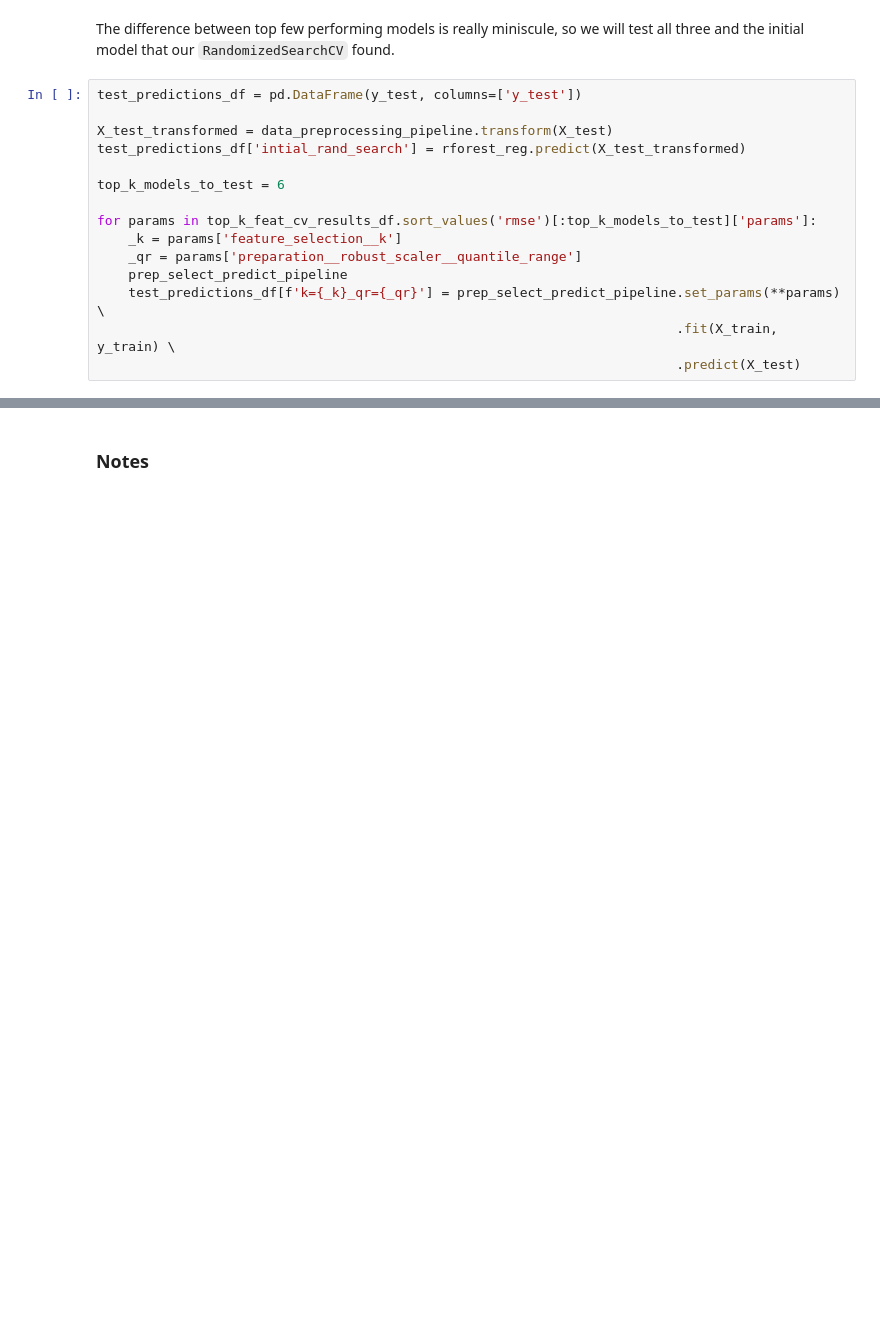
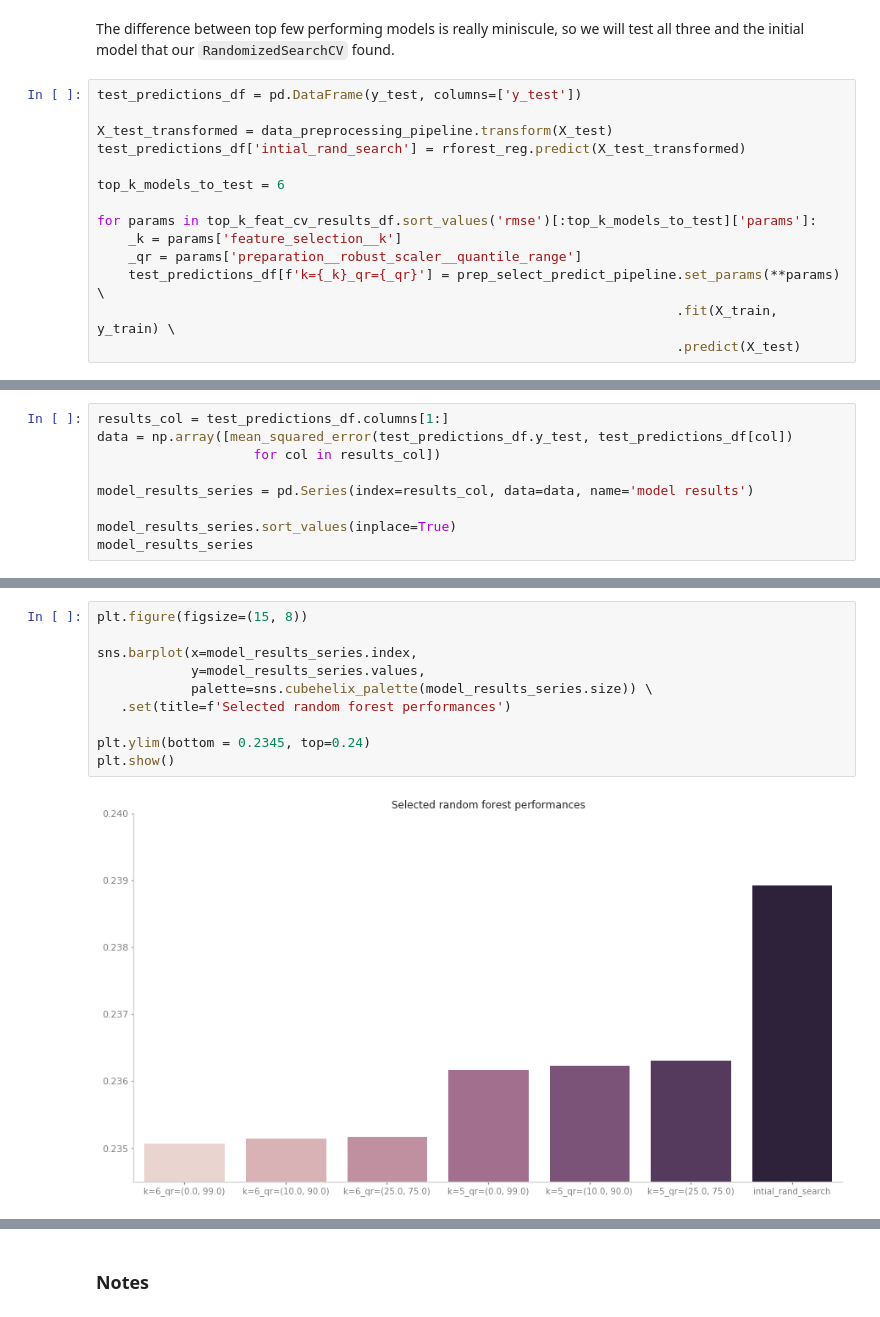
Before and after one commit to LukasRub/data-science-resources, a Jupyter notebook: machine.learning/model.selection/top.feature.selection/custom.transformers.scikit-learn/TopKFeatureSelector.ipynb, the cells around one changed output, grey strips where cells are left out. Drawn from its saved outputs; the diff is of its cells as text; blank space fills up the shorter version.

Commit message:
TopKFeatureSelector example evaluation step

```diff
--- a/machine.learning/model.selection/top.feature.selection/custom.transformers.scikit-learn/TopKFeatureSelector.ipynb
+++ b/machine.learning/model.selection/top.feature.selection/custom.transformers.scikit-learn/TopKFeatureSelector.ipynb
@@ -797,7 +800,6 @@ top_k_models_to_test = 6
 for params in top_k_feat_cv_results_df.sort_values('rmse')[:top_k_models_to_test]['params']:
     _k = params['feature_selection__k']
     _qr = params['preparation__robust_scaler__quantile_range']
-    prep_select_predict_pipeline
     test_predictions_df[f'k={_k}_qr={_qr}'] = prep_select_predict_pipeline.set_params(**params) \
                                                                           .fit(X_train, y_train) \
                                                                           .predict(X_test)
@@ -803,0 +822,9 @@ for params in top_k_feat_cv_results_df.sort_values('rmse')[:top_k_models_to_test
+# %%
+results_col = test_predictions_df.columns[1:]
+data = np.array([mean_squared_error(test_predictions_df.y_test, test_predictions_df[col])
+                    for col in results_col])
+
+model_results_series = pd.Series(index=results_col, data=data, name='model results')
+
+model_results_series.sort_values(inplace=True)
+model_results_series
@@ -804 +840,13 @@ for params in top_k_feat_cv_results_df.sort_values('rmse')[:top_k_models_to_test
+# %%
+plt.figure(figsize=(15, 8))
+
+sns.barplot(x=model_results_series.index,
+            y=model_results_series.values,
+            palette=sns.cubehelix_palette(model_results_series.size)) \
+   .set(title=f'Selected random forest performances')
+
+plt.ylim(bottom = 0.2345, top=0.24)
+plt.show()
+# %% [output]
+[figure, added]
 # %%
```
Also changed, not shown: parts of 19 cells of this notebook.
